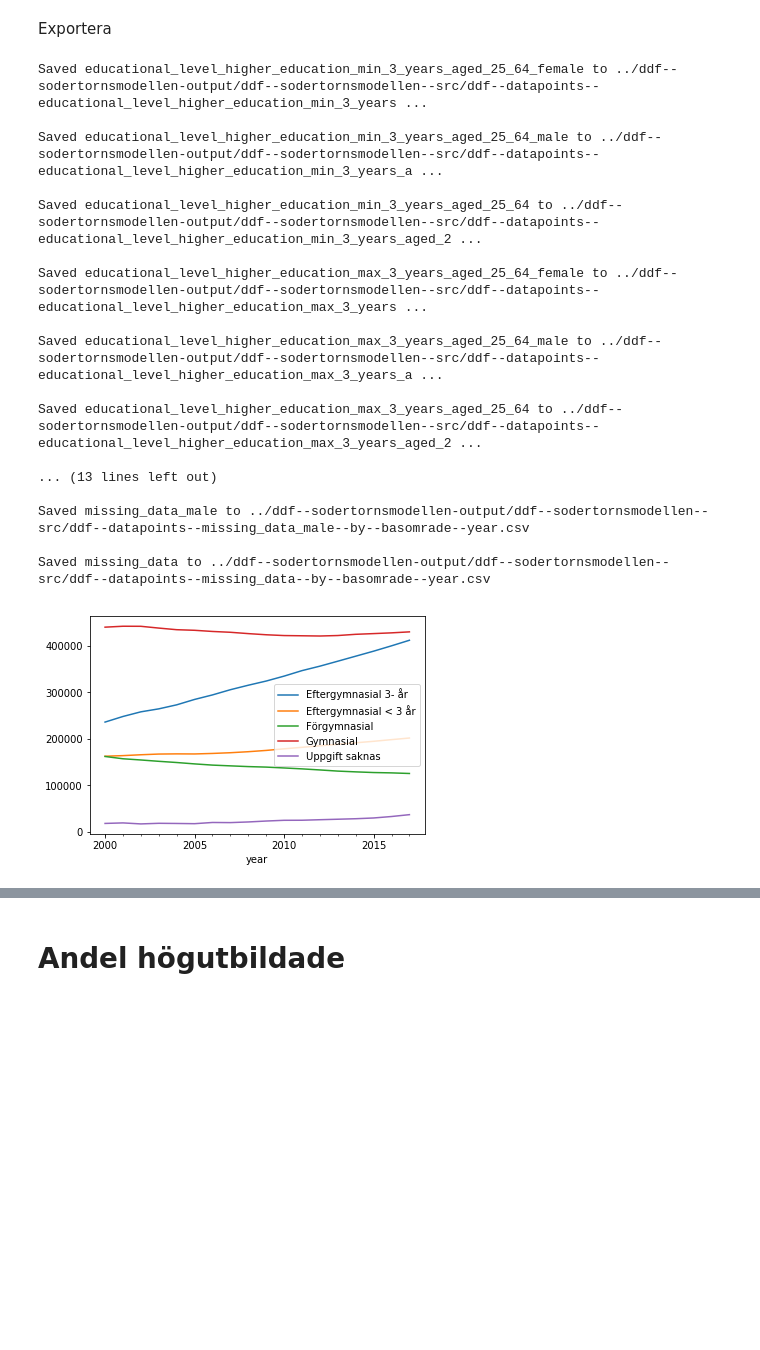
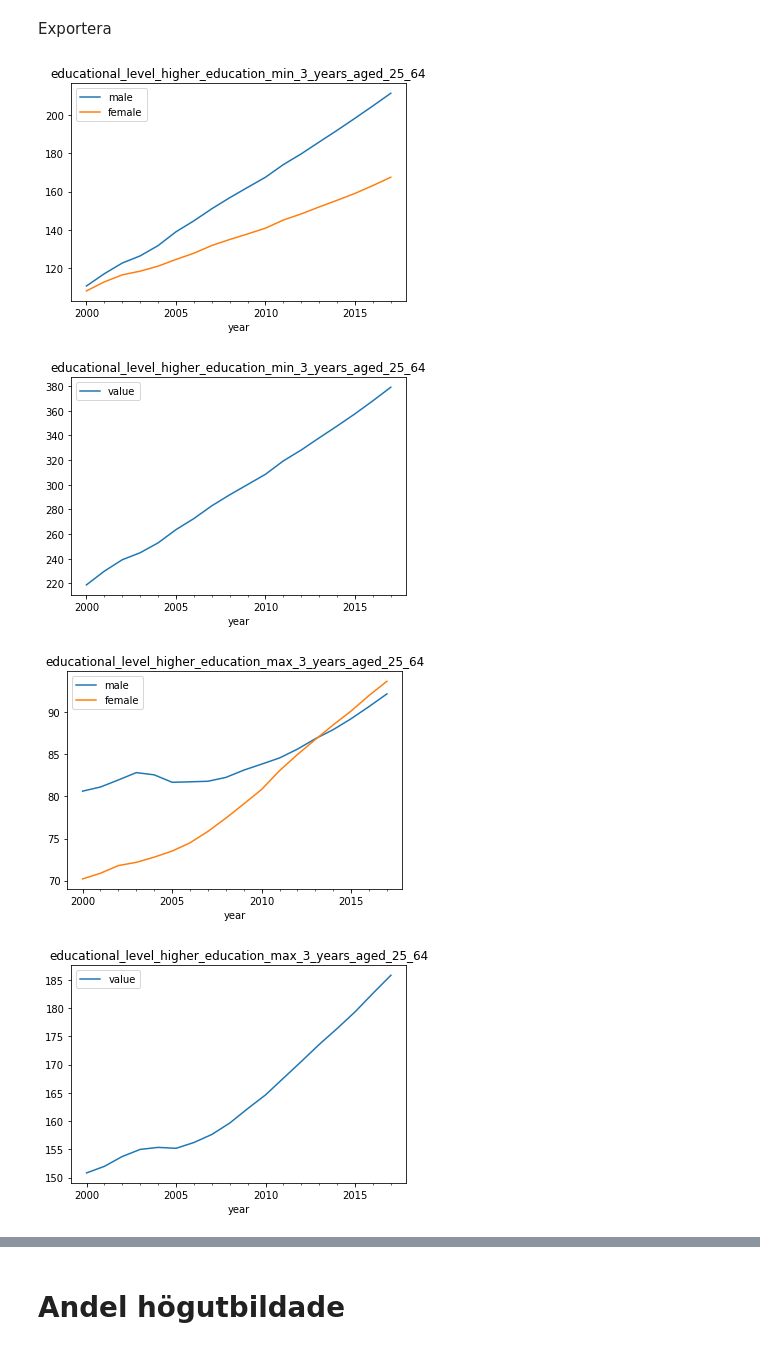
Before and after one commit to geoinfobyran/sodertornsmodellen-update, a Jupyter notebook: educational_level.ipynb, the cells around one changed output, grey strips where cells are left out. Saved outputs shown, nothing was run; the diff lists cells and outputs as text; code cells hidden in the pictures; blank space fills up the shorter version.

Commit message:
plot mean of values add titles to plots

```diff
--- a/educational_level.ipynb
+++ b/educational_level.ipynb
@@ -5,7 +5,7 @@ import os
 import glob
 
 import matplotlib.pyplot as plt
-plt.rcParams['figure.figsize'] = (15, 5)
+# plt.rcParams['figure.figsize'] = (15, 5)
 pd.set_option('display.max_columns', 500)
 pd.set_option('display.width', 1000)
 # %%
@@ -99,27 +99,17 @@ concept_key = {
 # %%
 for i in concept_key:
     concept = 'educational_level_{level}'.format(level=concept_key[i]) if i != 'Uppgift saknas' else concept_key[i]
     level = df[df['utbildningsnivå'] == i]
-    byGender(concept, level)
+    male, female = byGender(concept, level)
+    plotcombined(male, 'male', concept)
+    plotcombined(female, 'female')
+    plt.show()
     level = level.groupby(['basomrade', 'year']).sum().reset_index()
     combined = appendNewDatapoints(concept, level)
-    plotcombined(combined, i)
+    plotcombined(combined, title=concept)
+    plt.show()
 # %% [output]
-Saved educational_level_higher_education_min_3_years_aged_25_64_female to ../ddf--sodertornsmodellen-output/ddf--sodertornsmodellen--src/ddf--datapoints--educational_level_higher_education_min_3_years ...
-
-Saved educational_level_higher_education_min_3_years_aged_25_64_male to ../ddf--sodertornsmodellen-output/ddf--sodertornsmodellen--src/ddf--datapoints--educational_level_higher_education_min_3_years_a ...
-
-Saved educational_level_higher_education_min_3_years_aged_25_64 to ../ddf--sodertornsmodellen-output/ddf--sodertornsmodellen--src/ddf--datapoints--educational_level_higher_education_min_3_years_aged_2 ...
-
-Saved educational_level_higher_education_max_3_years_aged_25_64_female to ../ddf--sodertornsmodellen-output/ddf--sodertornsmodellen--src/ddf--datapoints--educational_level_higher_education_max_3_years ...
-
-Saved educational_level_higher_education_max_3_years_aged_25_64_male to ../ddf--sodertornsmodellen-output/ddf--sodertornsmodellen--src/ddf--datapoints--educational_level_higher_education_max_3_years_a ...
-
-Saved educational_level_higher_education_max_3_years_aged_25_64 to ../ddf--sodertornsmodellen-output/ddf--sodertornsmodellen--src/ddf--datapoints--educational_level_higher_education_max_3_years_aged_2 ...
-
-... (13 lines left out)
-
-Saved missing_data_male to ../ddf--sodertornsmodellen-output/ddf--sodertornsmodellen--src/ddf--datapoints--missing_data_male--by--basomrade--year.csv
-
-Saved missing_data to ../ddf--sodertornsmodellen-output/ddf--sodertornsmodellen--src/ddf--datapoints--missing_data--by--basomrade--year.csv
-[figure, old version]
+[figure, new version]
+[figure, added]
+[figure, added]
+[figure, added]
```
Also changed, not shown: parts of 5 cells of this notebook, 7 other files.
